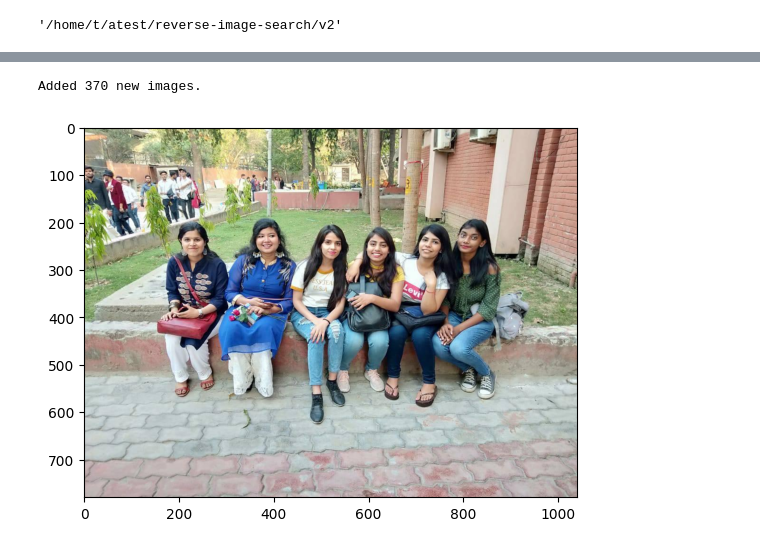
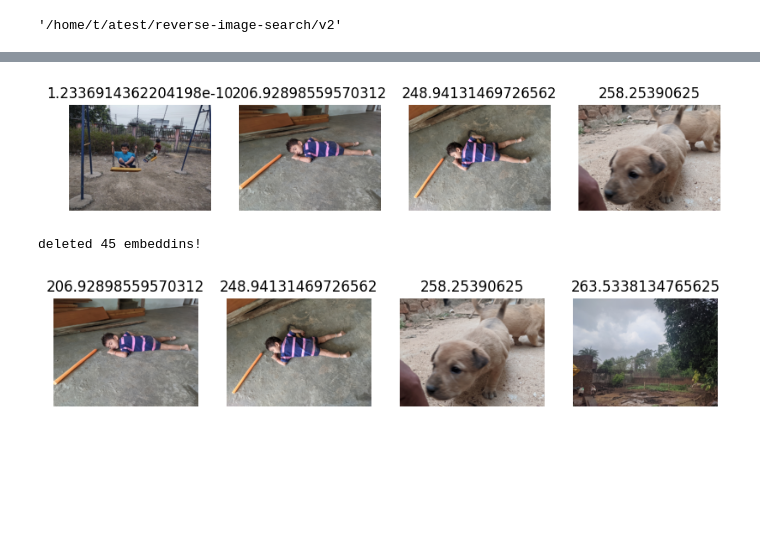
Before and after one commit to tikendraw/reverse-image-search, a Jupyter notebook: v2/hehe.ipynb, the cells around one changed output, grey strips where cells are left out. Cells and saved outputs as stored; diff of their text form; code cells hidden in the pictures; blank space fills up the shorter version.

```diff
--- a/v2/hehe.ipynb
+++ b/v2/hehe.ipynb
@@ -55,6 +63,14 @@ def plot_images_grid(image_paths, titles, grid_size=(2, 2)):
 # %%
 from transformers import AutoModel
 # %%
+from pathlib import Path
+from transformers import AutoImageProcessor, AutoModel
+from chromadb.api.types import Documents, EmbeddingFunction, Embeddings
+from PIL import Image
+import torch
+import numpy as np
+
+
 class EfficientNetEmbeddingFunction(EmbeddingFunction[Documents]):
     """To use this EmbeddingFunction, you must have the google.generativeai Python package installed and have a PaLM API key."""
 
@@ -72,9 +88,15 @@ class EfficientNetEmbeddingFunction(EmbeddingFunction[Documents]):
         Loads an image and processes it using the model's image processor.
         Reusable helper function for single and batch image processing.
         """
+        if isinstance(image, np.ndarray):
+            image = Image.fromarray(image)  # Convert np.ndarray to PIL Image
+
 
         if isinstance(image, str) or isinstance(image, Path):
             image = Image.open(image)
+
+        if image.mode != "RGB":
+            image = image.convert("RGB")
 
         image = self.image_processor(images=image, return_tensors="pt").to(self.device)
 
@@ -335,14 +401,20 @@ new_folder = "./mores"
+# %%
+out = db.get_n_similar_images(trii, k=4)
+sim_files = out["uris"]
+dists = out["distances"]
+# sim_files, dists
+plot_images_grid(np.ravel(sim_files), titles=np.ravel(dists), grid_size=[1, 4])
+# %% [output]
+[figure, added]
 # %%
-db.update_images(new_folder)
+db.delete_embeddings(dir=new_folder)
 # %% [output]
-Added 370 new images.
+deleted 45 embeddins!
-# %%
-selected_image = random.choice(list(Path(new_folder).iterdir()))
-plot_image(selected_image)
-# %% [output]
-[figure, removed]
 # %%
-out = db.get_n_similar_images(str(selected_image.absolute()), k=12)
-sim_files = out["uris"][0]
-dists = out["distances"][0]
+out = db.get_n_similar_images(trii, k=4)
+sim_files = out["uris"]
+dists = out["distances"]
 # sim_files, dists
+plot_images_grid(np.ravel(sim_files), titles=np.ravel(dists), grid_size=[1, 4])
+# %% [output]
+[figure, added]
```
Also changed, not shown: parts of 16 cells of this notebook.
